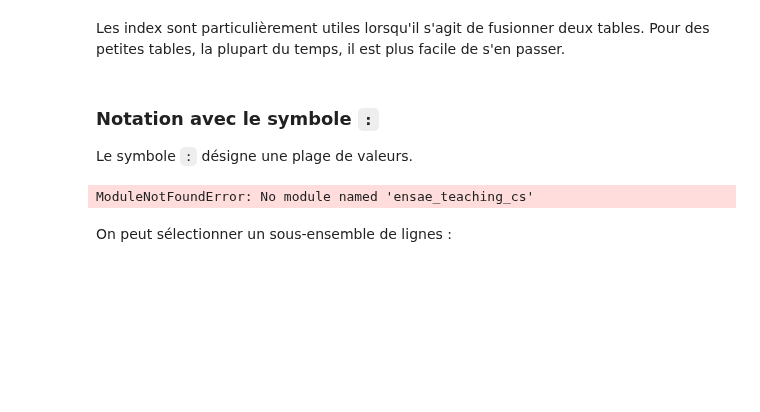
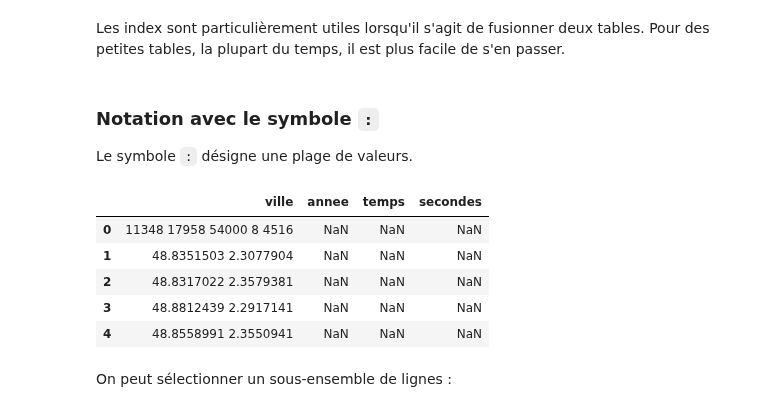
Before and after one commit to sdpython/teachpyx, a Jupyter notebook: _doc/c_data/nb_dataframe.ipynb, the cells around one changed output. Cells and saved outputs as stored; diff of their text form; code cells hidden in the pictures; blank space fills up the shorter version.

```diff
--- a/_doc/c_data/nb_dataframe.ipynb
+++ b/_doc/c_data/nb_dataframe.ipynb
@@ -385,14 +379,19 @@ Le symbole ``:`` désigne une plage de valeurs.
 # %%
 import pandas, urllib.request
 
 df = pandas.read_csv(
-    "https://github.com/sdpython/teachpyx/raw/exos/_data/paris_54000.zip",
+    "https://github.com/sdpython/teachpyx/raw/main/_data/paris_54000.zip",
     sep="\t",
     names=["ville", "annee", "temps", "secondes"],
 )
 df.head()
 # %% [output]
-ModuleNotFoundError: No module named 'ensae_teaching_cs'
+|  | ville | annee | temps | secondes |
+| 0 | 11348 17958 54000 8 4516 | NaN | NaN | NaN |
+| 1 | 48.8351503 2.3077904 | NaN | NaN | NaN |
+| 2 | 48.8317022 2.3579381 | NaN | NaN | NaN |
+| 3 | 48.8812439 2.2917141 | NaN | NaN | NaN |
+| 4 | 48.8558991 2.3550941 | NaN | NaN | NaN |
 # %% [markdown]
 On peut sélectionner un sous-ensemble de lignes :
 # %%
```
Also changed, not shown: parts of 3 cells of this notebook, 8 other files.
